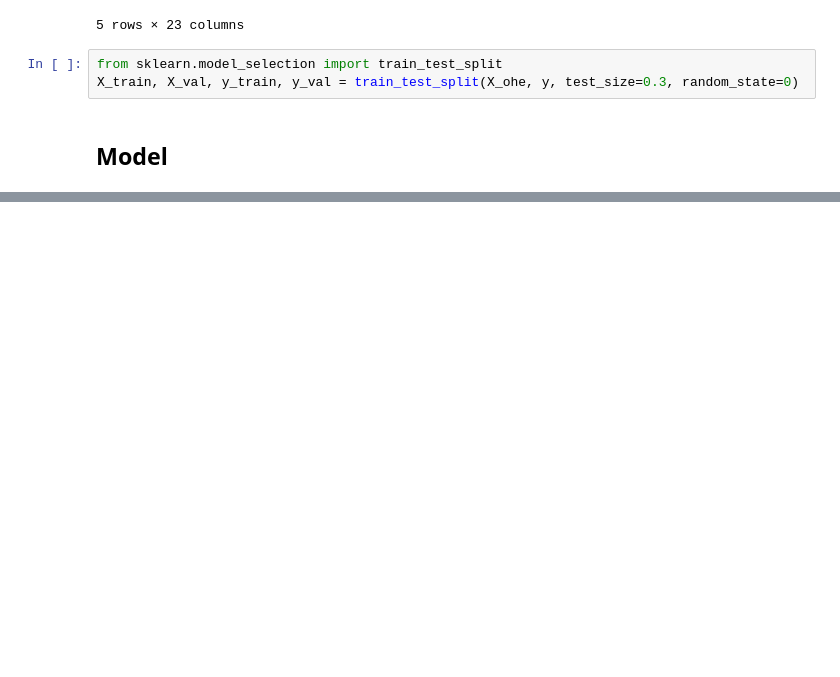
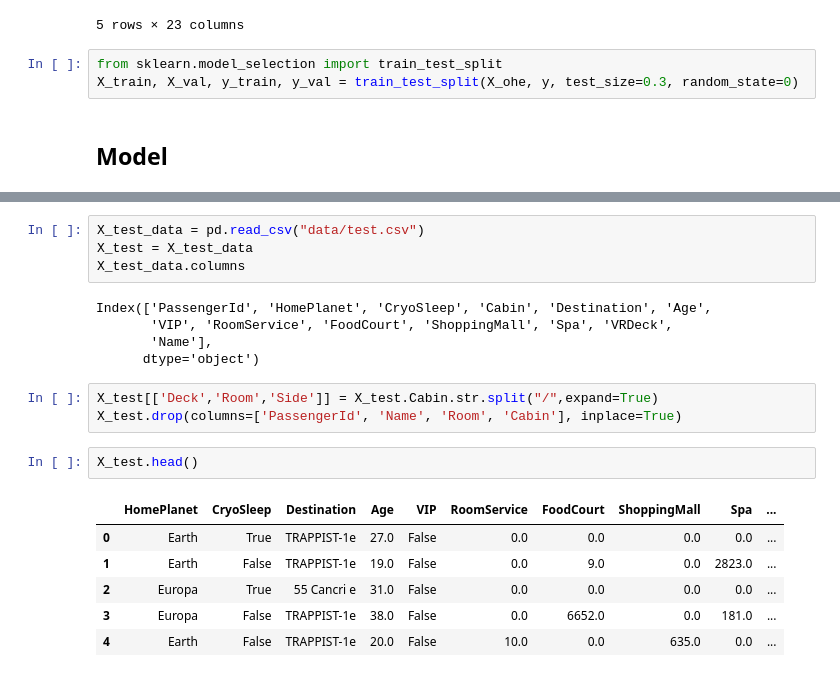
Before and after one commit to HuwBarber/kaggle, a Jupyter notebook: titanic_space/spaceship_titanic.ipynb, the cells around one changed output, grey strips where cells are left out. Saved outputs shown, nothing was run; the diff lists cells and outputs as text; blank space fills up the shorter version.

```diff
--- a/titanic_space/spaceship_titanic.ipynb
+++ b/titanic_space/spaceship_titanic.ipynb
@@ -163,0 +217,21 @@ XGBClassifier(base_score=0.5, booster='gbtree', colsample_bylevel=1,
+# %%
+X_test_data = pd.read_csv("data/test.csv")
+X_test = X_test_data
+X_test_data.columns
+# %% [output]
+Index(['PassengerId', 'HomePlanet', 'CryoSleep', 'Cabin', 'Destination', 'Age',
+       'VIP', 'RoomService', 'FoodCourt', 'ShoppingMall', 'Spa', 'VRDeck',
+       'Name'],
+      dtype='object')
+# %%
+X_test[['Deck','Room','Side']] = X_test.Cabin.str.split("/",expand=True)
+X_test.drop(columns=['PassengerId', 'Name', 'Room', 'Cabin'], inplace=True)
+# %%
+X_test.head()
+# %% [output]
+|  | HomePlanet | CryoSleep | Destination | Age | VIP | RoomService | FoodCourt | ShoppingMall | Spa | ... |
+| 0 | Earth | True | TRAPPIST-1e | 27.0 | False | 0.0 | 0.0 | 0.0 | 0.0 | ... |
+| 1 | Earth | False | TRAPPIST-1e | 19.0 | False | 0.0 | 9.0 | 0.0 | 2823.0 | ... |
+| 2 | Europa | True | 55 Cancri e | 31.0 | False | 0.0 | 0.0 | 0.0 | 0.0 | ... |
+| 3 | Europa | False | TRAPPIST-1e | 38.0 | False | 0.0 | 6652.0 | 0.0 | 181.0 | ... |
+| 4 | Earth | False | TRAPPIST-1e | 20.0 | False | 10.0 | 0.0 | 635.0 | 0.0 | ... |
```
Also changed, not shown: parts of 19 cells of this notebook, 2 other files.
